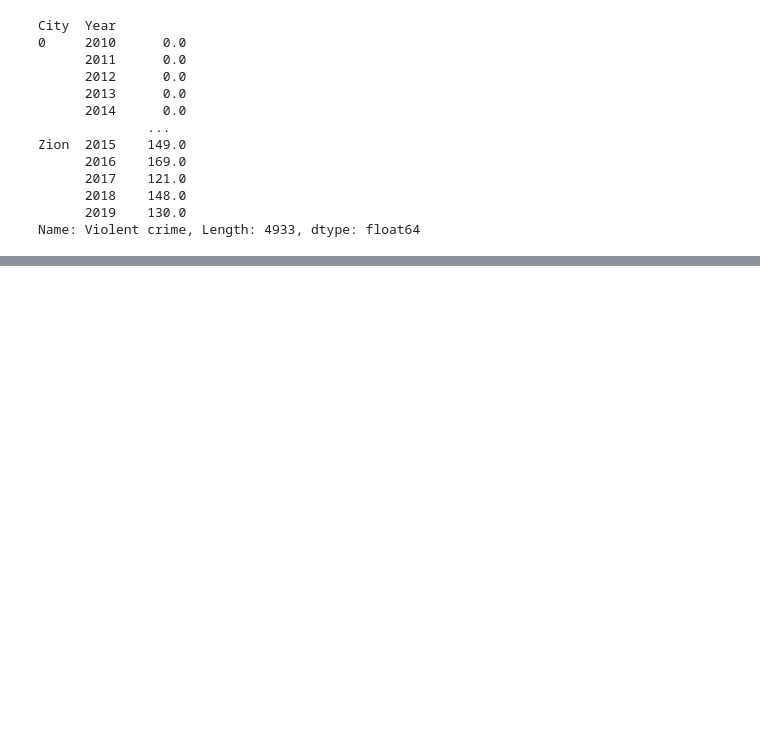
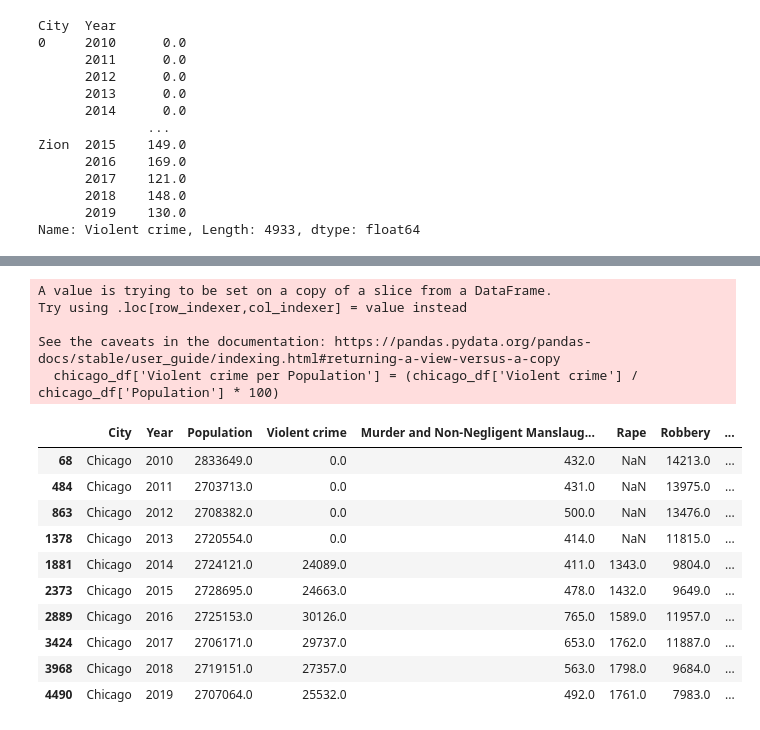
Before and after one commit to Expopanda/Project_1, a Jupyter notebook: andrew_analysis.ipynb, the cells around one changed output, grey strips where cells are left out. Cells and saved outputs as stored; diff of their text form; code cells hidden in the pictures; blank space fills up the shorter version.

```diff
--- a/andrew_analysis.ipynb
+++ b/andrew_analysis.ipynb
@@ -196,0 +191,21 @@ Name: Violent crime, Length: 4933, dtype: float64
+# %%
+#chicago_df['Violent crime per Populatin'] = (chicago_df.loc[:,('Violent crime')] / chicago_df.loc[:,('Population')] * 100)
+chicago_df['Violent crime per Population'] = (chicago_df['Violent crime'] / chicago_df['Population'] * 100)
+chicago_df
+# %% [output]
+A value is trying to be set on a copy of a slice from a DataFrame.
+Try using .loc[row_indexer,col_indexer] = value instead
+
+See the caveats in the documentation: https://pandas.pydata.org/pandas-docs/stable/user_guide/indexing.html#returning-a-view-versus-a-copy
+  chicago_df['Violent crime per Population'] = (chicago_df['Violent crime'] / chicago_df['Population'] * 100)
+|  | City | Year | Population | Violent crime | Murder and Non-Negligent Manslaug... | Rape | Robbery | ... |
+| 68 | Chicago | 2010 | 2833649.0 | 0.0 | 432.0 | NaN | 14213.0 | ... |
+| 484 | Chicago | 2011 | 2703713.0 | 0.0 | 431.0 | NaN | 13975.0 | ... |
+| 863 | Chicago | 2012 | 2708382.0 | 0.0 | 500.0 | NaN | 13476.0 | ... |
+| 1378 | Chicago | 2013 | 2720554.0 | 0.0 | 414.0 | NaN | 11815.0 | ... |
+| 1881 | Chicago | 2014 | 2724121.0 | 24089.0 | 411.0 | 1343.0 | 9804.0 | ... |
+| 2373 | Chicago | 2015 | 2728695.0 | 24663.0 | 478.0 | 1432.0 | 9649.0 | ... |
+| 2889 | Chicago | 2016 | 2725153.0 | 30126.0 | 765.0 | 1589.0 | 11957.0 | ... |
+| 3424 | Chicago | 2017 | 2706171.0 | 29737.0 | 653.0 | 1762.0 | 11887.0 | ... |
+| 3968 | Chicago | 2018 | 2719151.0 | 27357.0 | 563.0 | 1798.0 | 9684.0 | ... |
+| 4490 | Chicago | 2019 | 2707064.0 | 25532.0 | 492.0 | 1761.0 | 7983.0 | ... |
```
Also changed, not shown: parts of 8 cells of this notebook, 4 other files.
